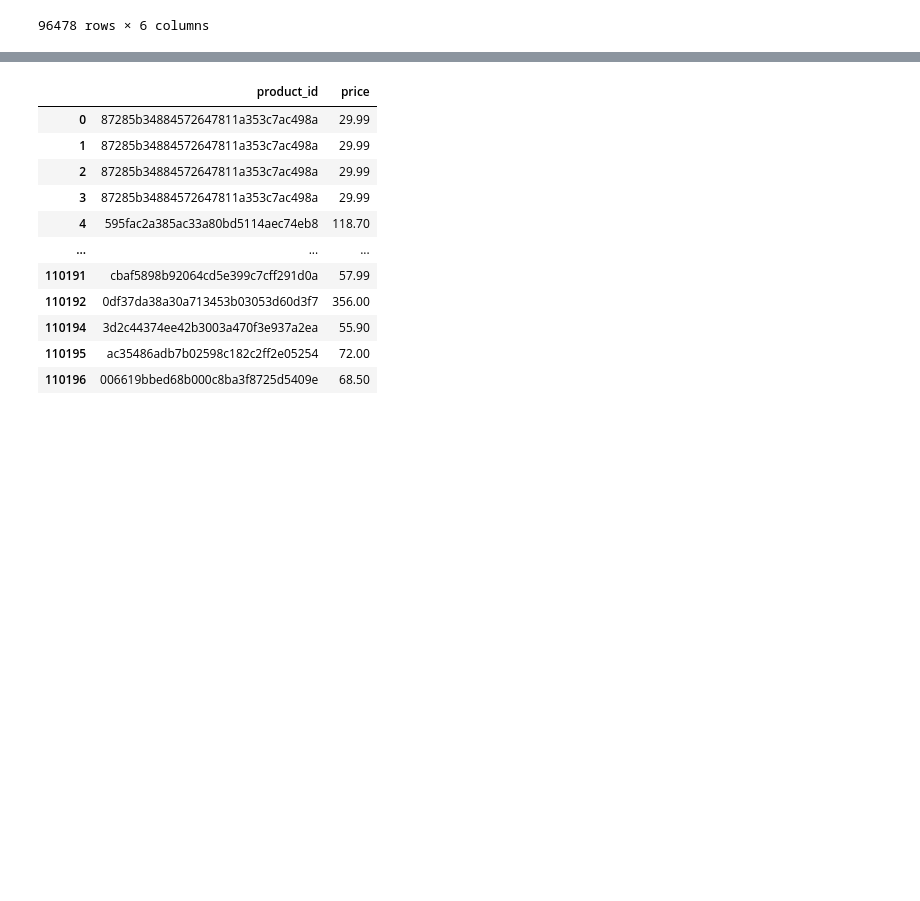
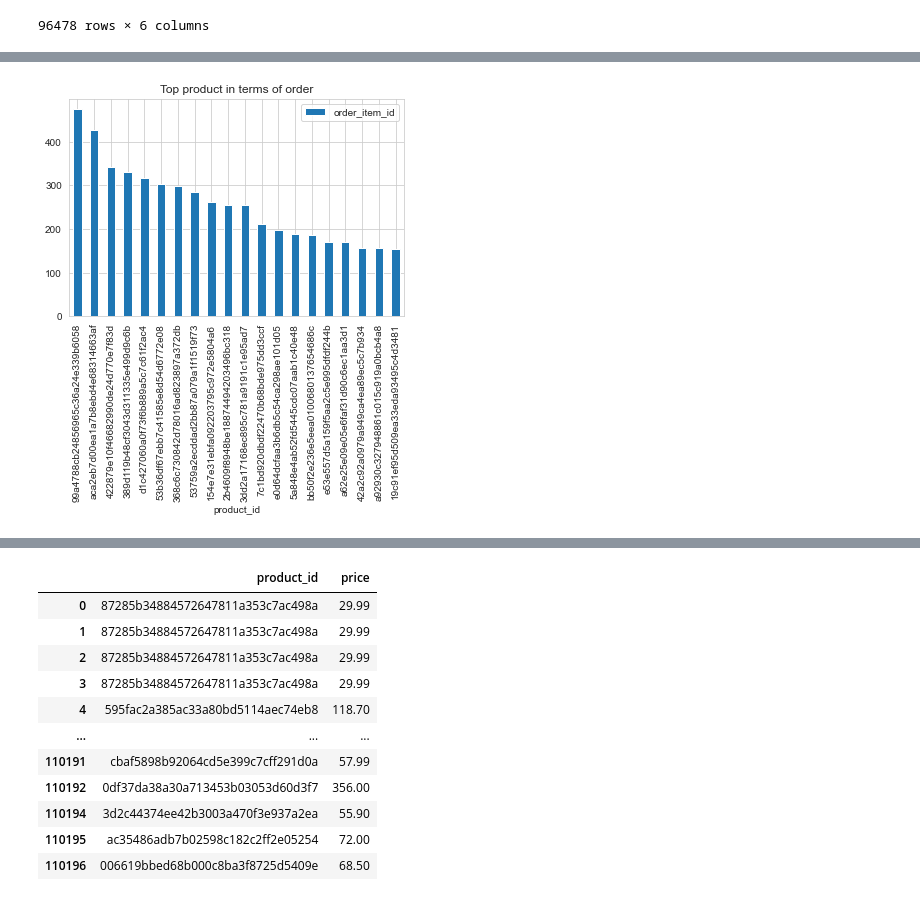
Before and after one commit to denden26/Demand-Prediction-and-Price-Optimization, a Jupyter notebook: Price Optimization with Price Elascity of Demand.ipynb, the cells around one changed output, grey strips where cells are left out. Drawn from its saved outputs; the diff is of its cells as text; code cells hidden in the pictures; blank space fills up the shorter version.

```diff
--- a/Price Optimization with Price Elascity of Demand.ipynb
+++ b/Price Optimization with Price Elascity of Demand.ipynb
@@ -129,0 +144,6 @@ orders
+# %%
+ax = orders.groupby(by='product_id').agg({'order_item_id':'sum'}).sort_values(by=('order_item_id'),ascending=False)[0:20].plot.bar()
+plt.title('Top product in terms of order')
+plt.show()
+# %% [output]
+[figure, added]
```
Also changed, not shown: parts of 8 cells of this notebook.
